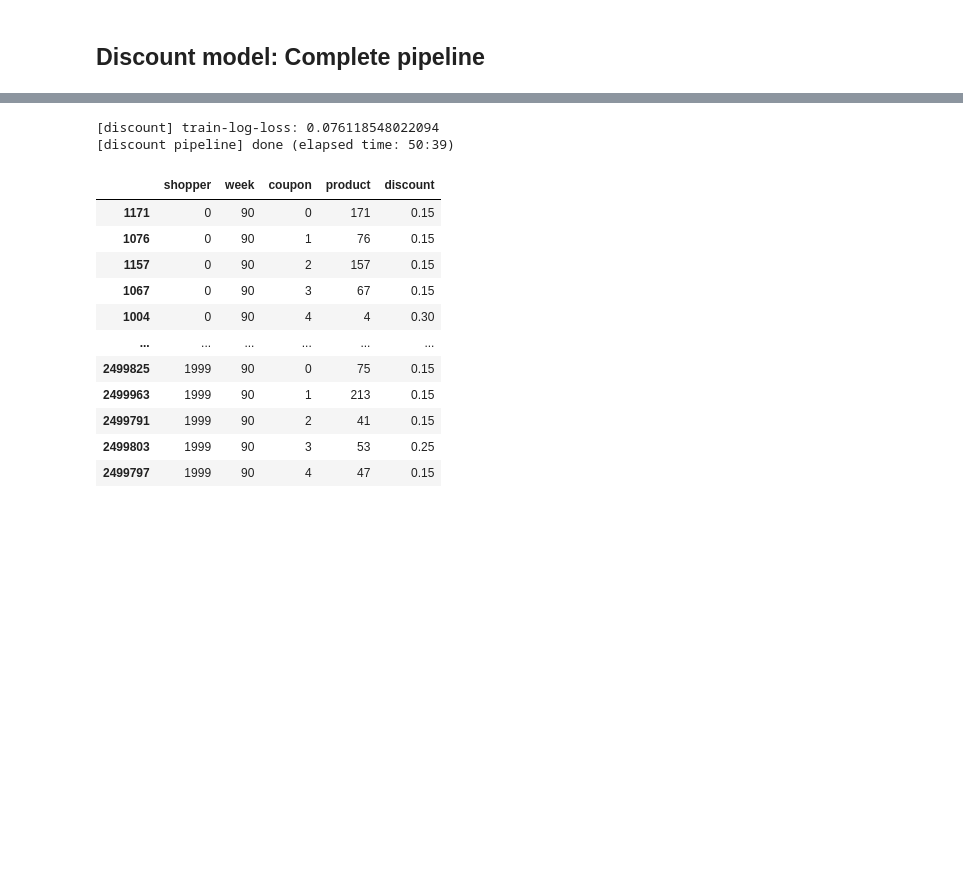
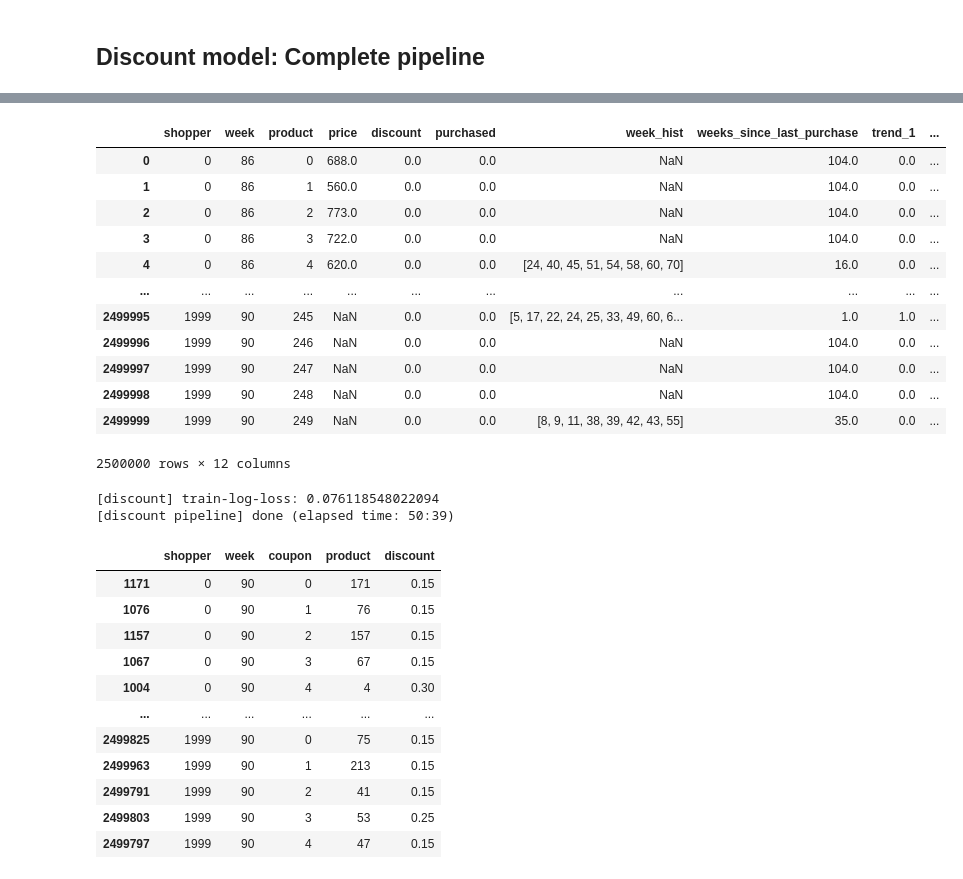
Before and after one commit to leonhagel/mlim-g2, a Jupyter notebook: code/discount-model_20210226_complete-pipeline_no-intermediary-results.ipynb, the cells around one changed output, grey strips where cells are left out. Cells and saved outputs as stored; diff of their text form; code cells hidden in the pictures; blank space fills up the shorter version.

```diff
--- a/code/discount-model_20210226_complete-pipeline_no-intermediary-results.ipynb
+++ b/code/discount-model_20210226_complete-pipeline_no-intermediary-results.ipynb
@@ -76,0 +129,39 @@ df[(df['week'] == 86) & (df['shopper'] == 0)]
+# %%
+def get_trend(row, window):
+    week = row['week']
+    week_hist = row['week_hist']
+    if not isinstance(week_hist, list): return 0
+    purchases_in_window = [i for i in week_hist if week - window <= i < week]
+    trend = len(purchases_in_window) / window
+    return trend
+
+for window in trend_windows:
+    output["trend_" + str(window)] = output.apply(get_trend, args=([window]), axis=1)
+# %%
+for window in trend_windows:
+    output["trend_" + str(window)] = output.apply(get_trend, args=([window]), axis=1)
+# %%
+output["product_freq"] = output.apply(lambda row: get_trend(row, row['week']), axis=1)
+# %%
+        output["product_freq"] = output.progress_apply(
+            lambda row: self.get_trend(
+                int(row["shopper"]), str(int(row["product"])), row["week"], row["week"]
+            ),
+            axis=1,
+        )
+# %%
+output
+# %% [output]
+|  | shopper | week | product | price | discount | purchased | week_hist | weeks_since_last_purchase | trend_1 | ... |
+| 0 | 0 | 86 | 0 | 688.0 | 0.0 | 0.0 | NaN | 104.0 | 0.0 | ... |
+| 1 | 0 | 86 | 1 | 560.0 | 0.0 | 0.0 | NaN | 104.0 | 0.0 | ... |
+| 2 | 0 | 86 | 2 | 773.0 | 0.0 | 0.0 | NaN | 104.0 | 0.0 | ... |
+| 3 | 0 | 86 | 3 | 722.0 | 0.0 | 0.0 | NaN | 104.0 | 0.0 | ... |
+| 4 | 0 | 86 | 4 | 620.0 | 0.0 | 0.0 | [24, 40, 45, 51, 54, 58, 60, 70] | 16.0 | 0.0 | ... |
+| ... | ... | ... | ... | ... | ... | ... | ... | ... | ... | ... |
+| 2499995 | 1999 | 90 | 245 | NaN | 0.0 | 0.0 | [5, 17, 22, 24, 25, 33, 49, 60, 6... | 1.0 | 1.0 | ... |
+| 2499996 | 1999 | 90 | 246 | NaN | 0.0 | 0.0 | NaN | 104.0 | 0.0 | ... |
+| 2499997 | 1999 | 90 | 247 | NaN | 0.0 | 0.0 | NaN | 104.0 | 0.0 | ... |
+| 2499998 | 1999 | 90 | 248 | NaN | 0.0 | 0.0 | NaN | 104.0 | 0.0 | ... |
+| 2499999 | 1999 | 90 | 249 | NaN | 0.0 | 0.0 | [8, 9, 11, 38, 39, 42, 43, 55] | 35.0 | 0.0 | ... |
+2500000 rows × 12 columns
```
Also changed, not shown: parts of 13 cells of this notebook, 2 other files.
